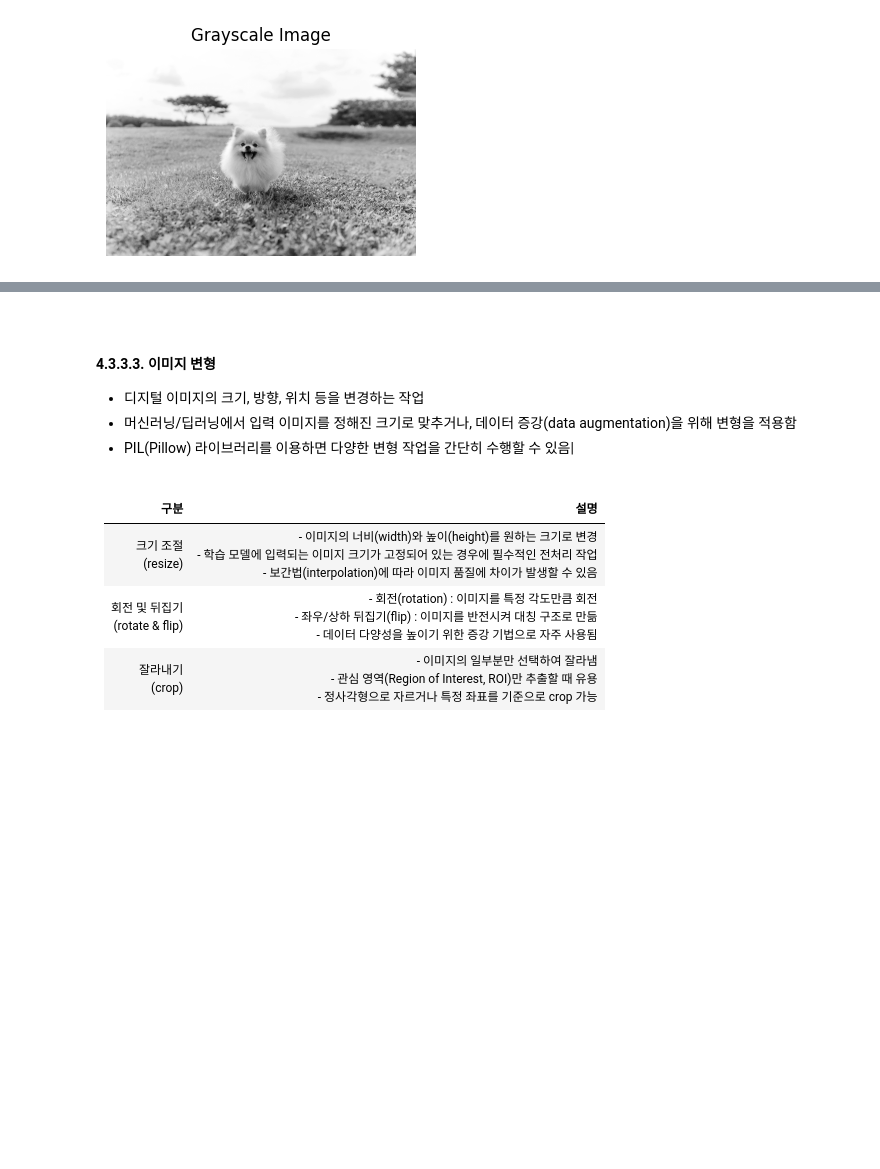
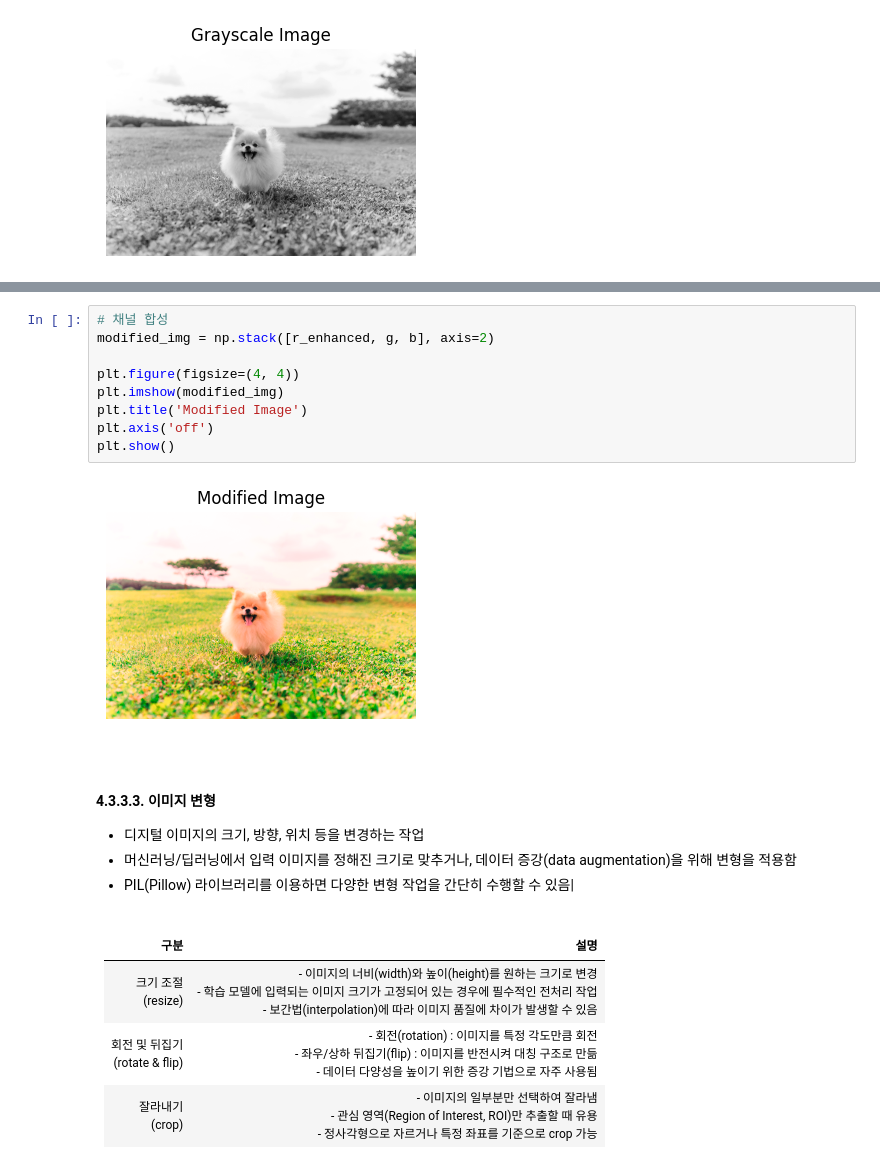
Before and after one commit to stat6503/PP2025, a Jupyter notebook: 4_3_matplotlib.ipynb, the cells around one changed output, grey strips where cells are left out. Cells and saved outputs as stored; diff of their text form; blank space fills up the shorter version.

```diff
--- a/4_3_matplotlib.ipynb
+++ b/4_3_matplotlib.ipynb
@@ -333,3 +361,14 @@ plt.show()
+# %%
+# 채널 합성
+modified_img = np.stack([r_enhanced, g, b], axis=2)
+
+plt.figure(figsize=(4, 4))
+plt.imshow(modified_img)
+plt.title('Modified Image')
+plt.axis('off')
+plt.show()
+# %% [output]
+[figure, added]
 # %% [markdown]
 <br>
 
```
Also changed, not shown: parts of 3 cells of this notebook, 22 other files.
